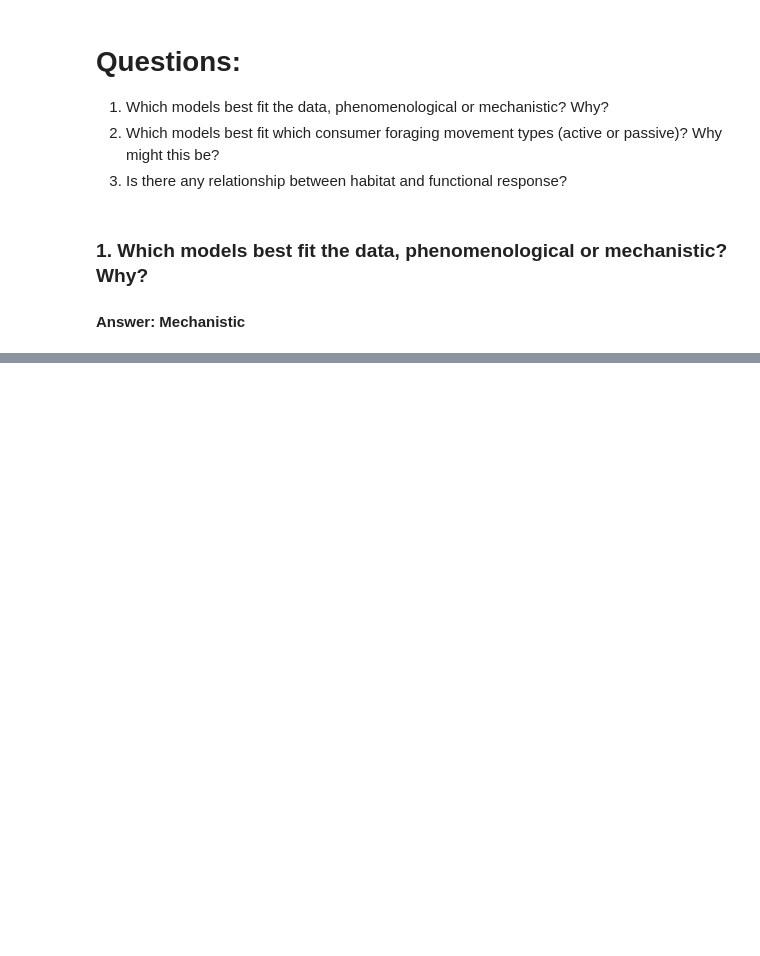
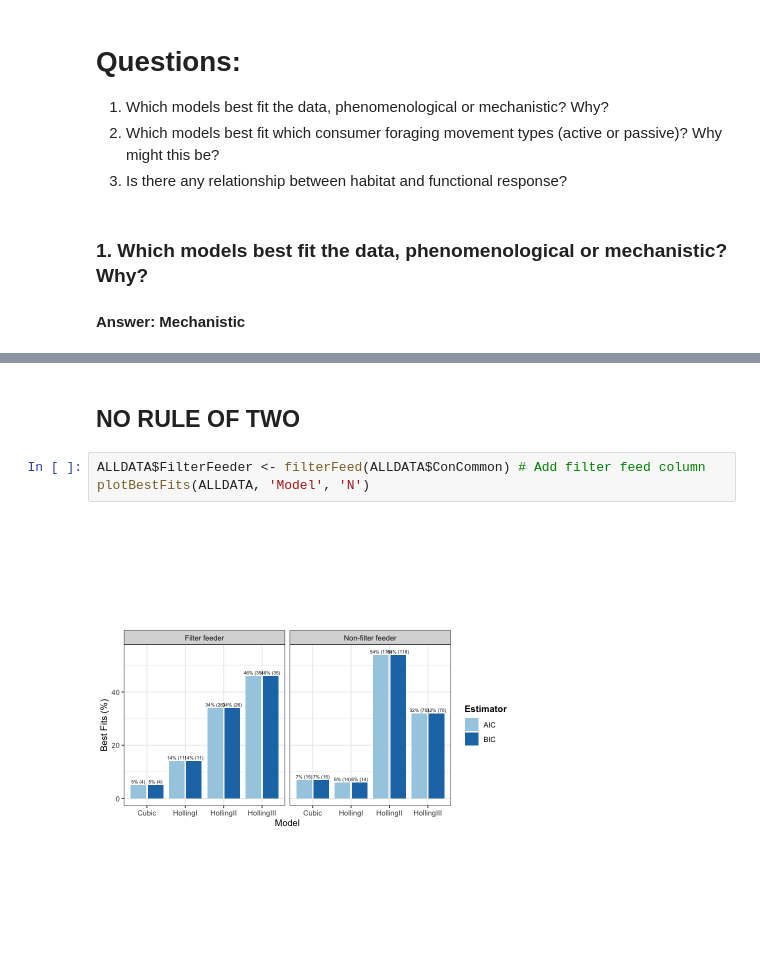
Before and after one commit to ldswaby/CMEECourseWork, a Jupyter notebook: MiniProject/Notes/Data_Analysis_in_R.ipynb, the cells around one changed output, grey strips where cells are left out. Cells and saved outputs as stored; diff of their text form; blank space fills up the shorter version.

Commit message:
Project with filter feeder analysis

```diff
--- a/MiniProject/Notes/Data_Analysis_in_R.ipynb
+++ b/MiniProject/Notes/Data_Analysis_in_R.ipynb
@@ -485,0 +626,7 @@ We can see that:
+# %% [markdown]
+## NO RULE OF TWO
+# %%
+ALLDATA$FilterFeeder <- filterFeed(ALLDATA$ConCommon) # Add filter feed column
+plotBestFits(ALLDATA, 'Model', 'N')
+# %% [output]
+[figure, added]
```
Also changed, not shown: parts of 74 cells of this notebook, 4 other files.
